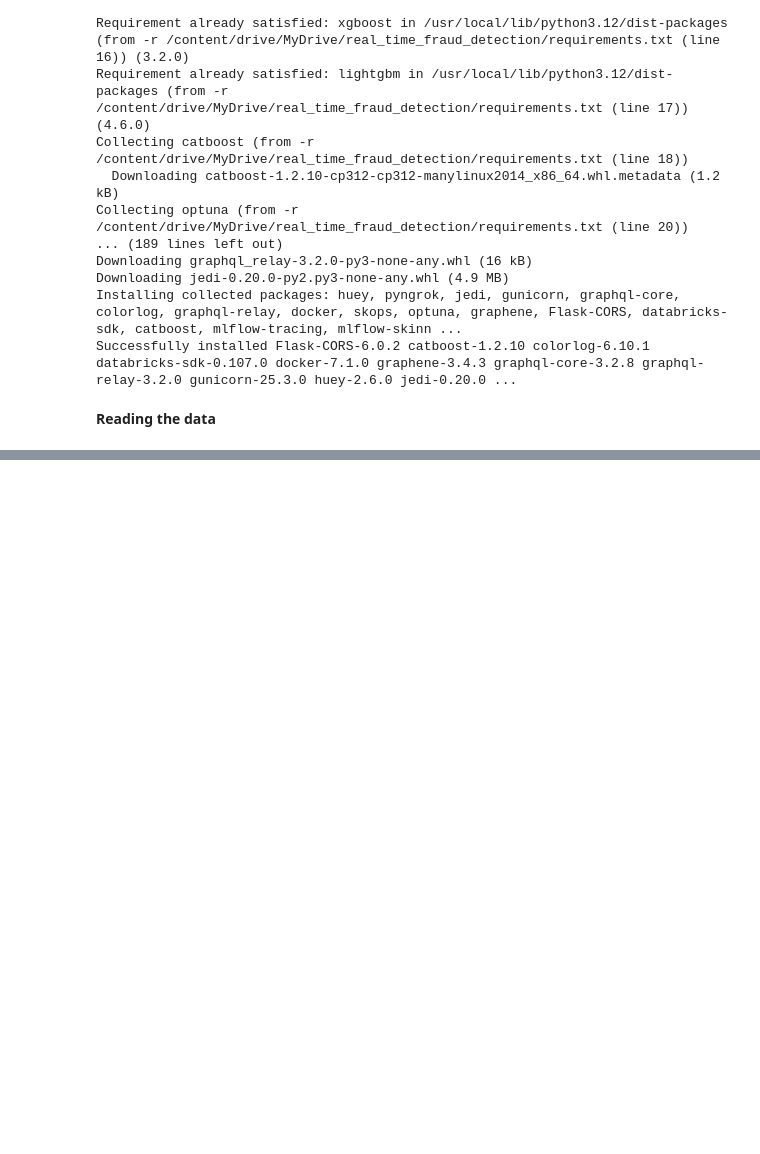
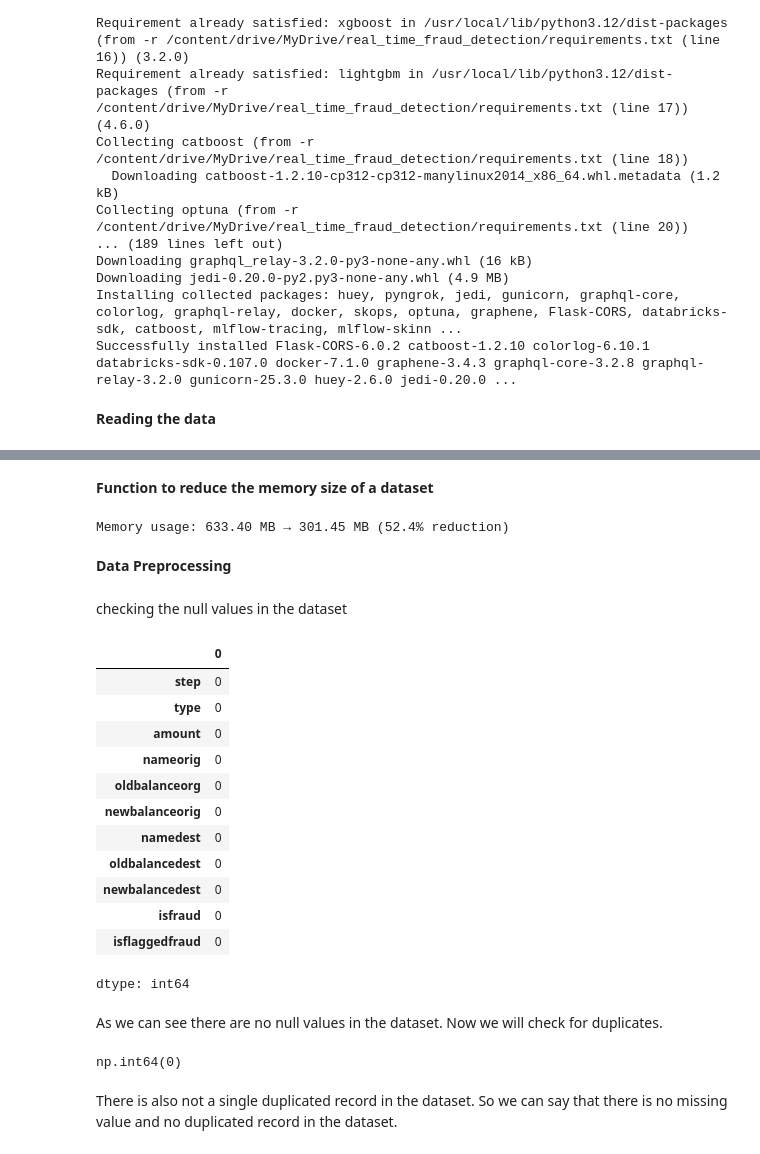
Before and after one commit to AsokTamang/real_time_fraud_detection, a Jupyter notebook: model_training.ipynb, the cells around one changed output, grey strips where cells are left out. Saved outputs shown, nothing was run; the diff lists cells and outputs as text; code cells hidden in the pictures; blank space fills up the shorter version.

Commit message:
data inspection complete

```diff
--- a/model_training.ipynb
+++ b/model_training.ipynb
@@ -93,0 +81,61 @@ Index(['step', 'type', 'amount', 'nameorig', 'oldbalanceorg', 'newbalanceorig',
+# %% [markdown]
+**Function to reduce the memory size of a dataset**
+# %%
+from pandas.api.types import is_numeric_dtype
+def reduce_memory(df,verbose=True):
+    start_memory = df.memory_usage().sum() / 1024**2
+    for col in df.columns:
+        col_type = df[col].dtype   #extracting the type of column
+        if is_numeric_dtype(df[col]) :  #only if the current column type is number, we change the memory accordingly to the type whether its integer or float
+            c_min,c_max = df[col].min(),df[col].max()
+            if np.issubdtype(col_type,np.integer):
+                if c_min > np.iinfo(np.int8).min and c_max < np.iinfo(np.int8).max:
+                    df[col] = df[col].astype(np.int8)
+                elif c_min > np.iinfo(np.int16).min and c_max < np.iinfo(np.int16).max:
+                    df[col] = df[col].astype(np.int16)
+                elif c_min > np.iinfo(np.int32).min and c_max < np.iinfo(np.int32).max:
+                    df[col] = df[col].astype(np.int32)
+            elif np.issubdtype(col_type,np.floating):
+                if c_min > np.finfo(np.float32).min and c_max < np.finfo(np.float32).max:
+                    df[col] = df[col].astype(np.float32)
+        else:  #if its a string then we change the type to category based on the number of unique values
+           if (df[col].nunique() / len(df)) < 0.5:
+                df[col] = df[col].astype('category')
+
+    end_memory = df.memory_usage().sum() / 1024**2
+    if verbose:
+        print(f'Memory usage: {start_memory:.2f} MB → {end_memory:.2f} MB '
+              f'({100 * (start_memory - end_memory) / start_memory:.1f}% reduction)')
+
+    return df
+df = reduce_memory(df)
+# %% [output]
+Memory usage: 633.40 MB → 301.45 MB (52.4% reduction)
+# %% [markdown]
+**Data Preprocessing**
+# %% [markdown]
+checking the null values in the dataset
+# %%
+df.isnull().sum()
+# %% [output]
+|  | 0 |
+| step | 0 |
+| type | 0 |
+| amount | 0 |
+| nameorig | 0 |
+| oldbalanceorg | 0 |
+| newbalanceorig | 0 |
+| namedest | 0 |
+| oldbalancedest | 0 |
+| newbalancedest | 0 |
+| isfraud | 0 |
+| isflaggedfraud | 0 |
+dtype: int64
+# %% [markdown]
+As we can see there are no null values in the dataset. Now we will check for duplicates.
+# %%
+df.duplicated().sum()
+# %% [output]
+np.int64(0)
+# %% [markdown]
+There is also not a single duplicated record in the dataset. So we can say that there is no missing value and no duplicated record in the dataset.
```
Also changed, not shown: parts of 2 cells of this notebook.
